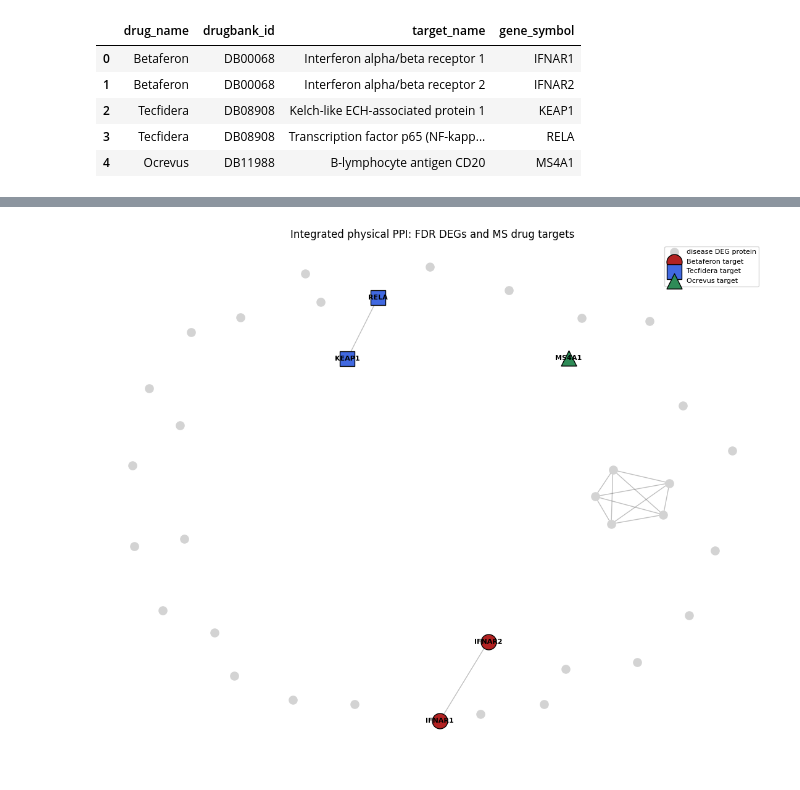
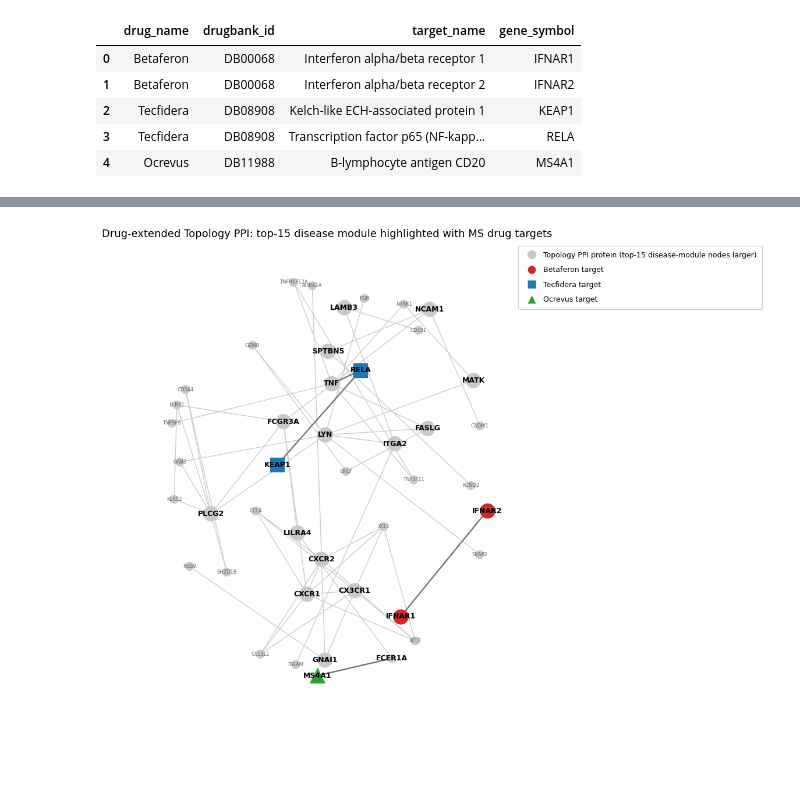
Before and after one commit to ilegul/ms-cd4, a Jupyter notebook: notebooks/BSB_CD4_MS_assignment.ipynb, the cells around one changed output, grey strips where cells are left out. Drawn from its saved outputs; the diff is of its cells as text; code cells hidden in the pictures; blank space fills up the shorter version.

```diff
--- a/notebooks/BSB_CD4_MS_assignment.ipynb
+++ b/notebooks/BSB_CD4_MS_assignment.ipynb
@@ -1043,7 +975,7 @@ meta['condition'] = meta['condition'].astype(str)
 meta['sex'] = meta['sex'].astype(str)
 print('Genes after filtering:', counts_t.shape[1])
 
-dds = DeseqDataSet(counts=counts_t, metadata=meta, design='~ sex + condition', refit_cooks=True)
+dds = DeseqDataSet(counts=counts_t, metadata=meta, design='~ sex + condition')
 dds.deseq2()
 # %% [output]
 Genes after filtering: 26094
@@ -1834,5 +2052,5 @@ Operational disease module = top 15 nodes by betweenness centrality (degree tie-
 # %%
-# --- Relaxed network: Louvain community detection (modularity-based) ---
+# --- Topology PPI: Louvain community detection (modularity-based) ---
 import networkx.algorithms.community as nxcom
 
 def label_map(comms):
@@ -1841,15 +2059,16 @@ def label_map(comms):
         for n in c: m[n] = i
     return m
 
-if G.number_of_edges() == 0:
+if G_topology.number_of_edges() == 0:
     raise RuntimeError('PPI graph has no edges - relax PPI_P/PPI_LFC in the STRING cell above.')
 
-# Louvain (greedy modularity optimisation, standard for PPI; the community method covered in class)
-louvain = nxcom.louvain_communities(G, weight='weight', seed=42)
+# Louvain (greedy modularity optimisation)
+louvain = nxcom.louvain_communities(G_topology, weight='weight', seed=42)
 partition = label_map(louvain)
-modularity = nxcom.modularity(G, louvain, weight='weight')
-print(f'Relaxed network - Louvain communities: {len(louvain)}, modularity={modularity:.3f}')
+modularity = nxcom.modularity(G_topology, louvain, weight='weight')
+print(f'Topology PPI - Louvain communities: {len(louvain)}, modularity={modularity:.3f}')
+COMM_COLORS = [plt.cm.tab10(i) for i in (0, 1, 2, 3, 4, 6, 8, 9)]  # qualitative palette (no brown/grey)
 
-nx.set_node_attributes(G, partition, 'community')
-pd.Series(partition, name='community').sort_index().to_csv(NET/'communities.csv')  # sorted -> byte-stable across runs
+nx.set_node_attributes(G_topology, partition, 'community')
+pd.Series(partition, name='community').sort_index().to_csv(NET/'topology_ppi_communities.csv')
 # %% [output]
@@ -2061,37 +2301,30 @@ drug targets by geometry -> disease-drug overlap (distance 0): 0 | reachable (di
 # %%
-# --- Visualize the EXISTING integrated disease + drug-target physical network (no rebuild) ---
-# drug -> its mapped preferredName targets (a target shared by >1 drug is kept for each drug)
-_drug_pref = {drug: [pref_int[t] for t in T if t in pref_int and pref_int[t] in Gint]
-              for drug, T in drug_targets.items()}
-_pos = nx.spring_layout(Gint, seed=42, k=0.6)
-fig, ax = plt.subplots(figsize=(11, 9))
-nx.draw_networkx_edges(Gint, _pos, alpha=0.25, ax=ax)                      # existing STRING edges only
-_disease_nodes = [n for n in Gint if node_role.get(n) == 'disease']
-nx.draw_networkx_nodes(Gint, _pos, nodelist=_disease_nodes, node_color='lightgrey',
-                       node_size=90, label='disease DEG protein', ax=ax)
-_overlap_nodes = [n for n in Gint if node_role.get(n) == 'disease-drug overlap']
-if _overlap_nodes:
-    nx.draw_networkx_nodes(Gint, _pos, nodelist=_overlap_nodes, node_color='gold', node_shape='D',
-                           edgecolors='k', node_size=340, label='disease-drug overlap', ax=ax)
-_style = {'Betaferon': ('firebrick', 'o'), 'Tecfidera': ('royalblue', 's'), 'Ocrevus': ('seagreen', '^')}
-for drug, prefs in _drug_pref.items():
-    prefs = [p for p in prefs if p not in set(_overlap_nodes)]
-    if not prefs: continue
-    col, mk = _style.get(drug, ('purple', 'P'))
-    nx.draw_networkx_nodes(Gint, _pos, nodelist=prefs, node_color=col, node_shape=mk,
-                           edgecolors='k', node_size=320, label=f'{drug} target', ax=ax)
-# label all drug targets (+ overlaps) and any disease node directly adjacent to a target
-_target_nodes = set(target_pref)
-_adjacent_disease = {v for t in _target_nodes if t in Gint for v in Gint.neighbors(t)
-                     if node_role.get(v) == 'disease'}
-_lab = {n: n for n in (_target_nodes | set(_overlap_nodes) | _adjacent_disease)}
-nx.draw_networkx_labels(Gint, _pos, labels=_lab, font_size=8, font_weight='bold', ax=ax)
-ax.set_title('Integrated physical PPI: FDR DEGs and MS drug targets'); ax.legend(scatterpoints=1, fontsize=8, loc='best')
-ax.axis('off'); plt.tight_layout(); plt.savefig(NET / 'integrated_disease_drug_network.png', dpi=150); plt.show()
-_shared = {t: [d for d, T in drug_targets.items() if t in T] for t in drug_target_all}
-_shared = {t: ds for t, ds in _shared.items() if len(ds) > 1}
-if _shared:
-    print('Targets shared by more than one drug (kept for each in the legend):', _shared)
+# Drug-extended Topology PPI: the full Topology PPI with the DrugBank targets added through their real
+# STRING physical edges; the top-15 disease module is highlighted (larger nodes).
+from matplotlib.lines import Line2D
+DRUG_STYLE = {'Betaferon': (plt.cm.tab10(3), 'o'), 'Tecfidera': (plt.cm.tab10(0), 's'), 'Ocrevus': (plt.cm.tab10(2), '^')}
+pos = nx.spring_layout(G_drug_extended, seed=42, k=0.9)
+_topology_nodes = [n for n in G_drug_extended if n not in drug_target_all]
+_topology_edges = [(u, v) for u, v in G_drug_extended.edges() if u not in drug_target_all and v not in drug_target_all]
+_att_e = [(u, v) for u, v in G_drug_extended.edges() if u in drug_target_all or v in drug_target_all]
+fig, ax = plt.subplots(figsize=(11, 8.6))
+nx.draw_networkx_edges(G_drug_extended, pos, edgelist=_topology_edges, edge_color='0.8', width=1.0, ax=ax)
+nx.draw_networkx_edges(G_drug_extended, pos, edgelist=_att_e, edge_color='0.45', width=1.7, ax=ax)
+nx.draw_networkx_nodes(G_drug_extended, pos, nodelist=_topology_nodes, node_color='#c9c9c9',
+                       node_size=[320 if n in betweenness_disease_module else 100 for n in _topology_nodes], ax=ax)
+for _drug, (_col, _mk) in DRUG_STYLE.items():
+    nx.draw_networkx_nodes(G_drug_extended, pos, nodelist=[t for t in drug_targets[_drug] if t in G_drug_extended],
+                           node_color=[_col], node_shape=_mk, node_size=320, ax=ax)
+_key = set(betweenness_disease_module) | set(drug_target_all) | {'TNF', 'FCER1A'}
+nx.draw_networkx_labels(G_drug_extended, pos, labels={n: n for n in G_drug_extended if n not in _key}, font_size=6, font_color='#666666', ax=ax)
+nx.draw_networkx_labels(G_drug_extended, pos, labels={n: n for n in G_drug_extended if n in _key}, font_size=9, font_weight='bold', ax=ax)
+_leg = [Line2D([0], [0], marker='o', linestyle='none', markerfacecolor='#c9c9c9', markeredgecolor='none', markersize=11, label='Topology PPI protein (top-15 disease-module nodes larger)')]
+for _drug, (_col, _mk) in DRUG_STYLE.items():
+    _leg.append(Line2D([0], [0], marker=_mk, linestyle='none', markerfacecolor=_col, markeredgecolor='none', markersize=10, label=f'{_drug} target'))
+ax.legend(handles=_leg, fontsize=9, loc='upper left', bbox_to_anchor=(1.0, 1.0), labelspacing=1.0, handletextpad=0.6, borderpad=0.8, framealpha=0.9)
+ax.set_title('Drug-extended Topology PPI: top-15 disease module highlighted with MS drug targets', fontsize=13)
+ax.axis('off'); plt.tight_layout()
+plt.savefig(NET/'drug_extended_topology_ppi.png', dpi=150, bbox_inches='tight'); plt.show()
 # %% [output]
-[figure, old version]
+[figure, new version]
 # %% [markdown]
```
Also changed, not shown: parts of 87 cells of this notebook, 57 other files.
